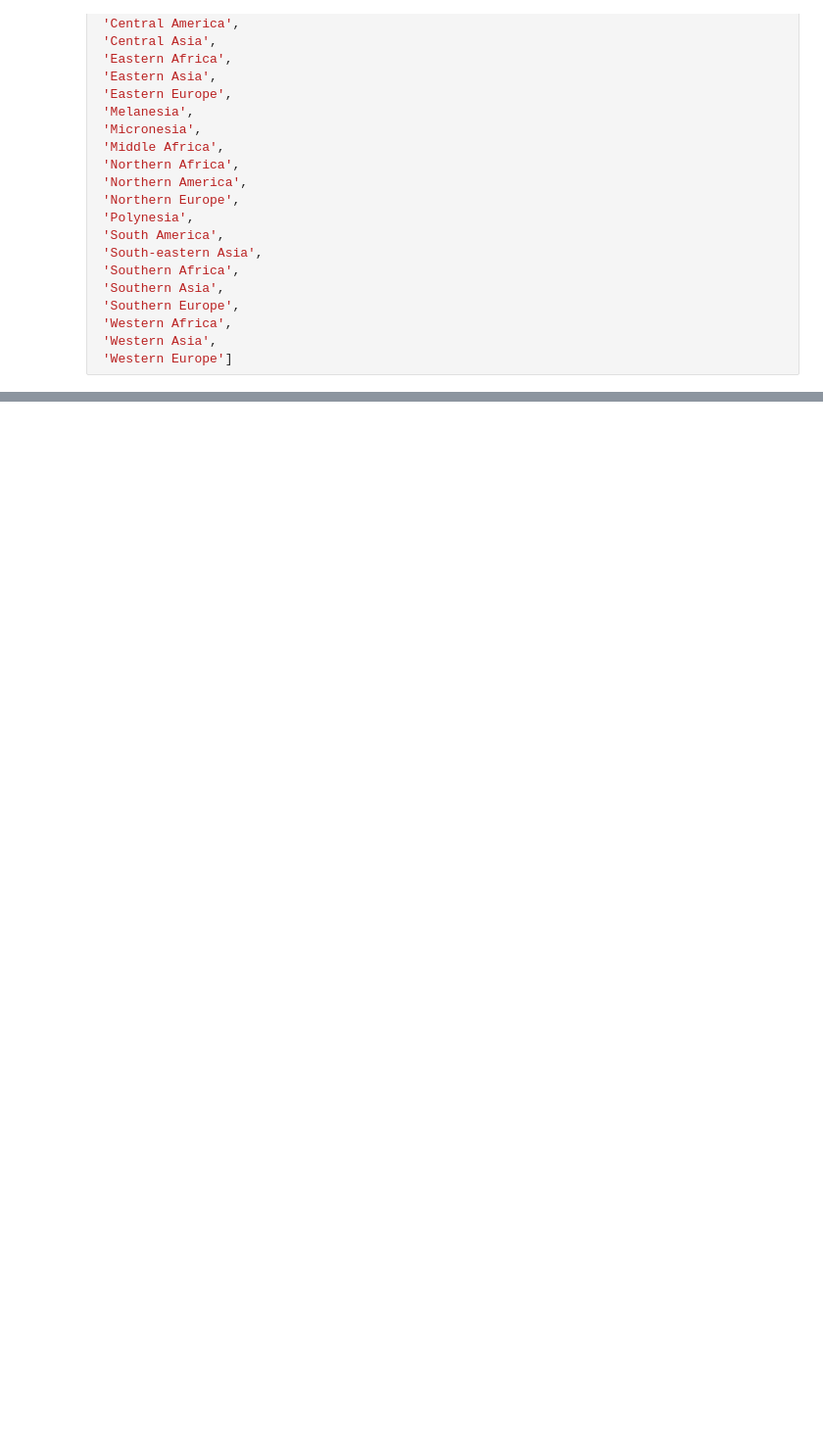
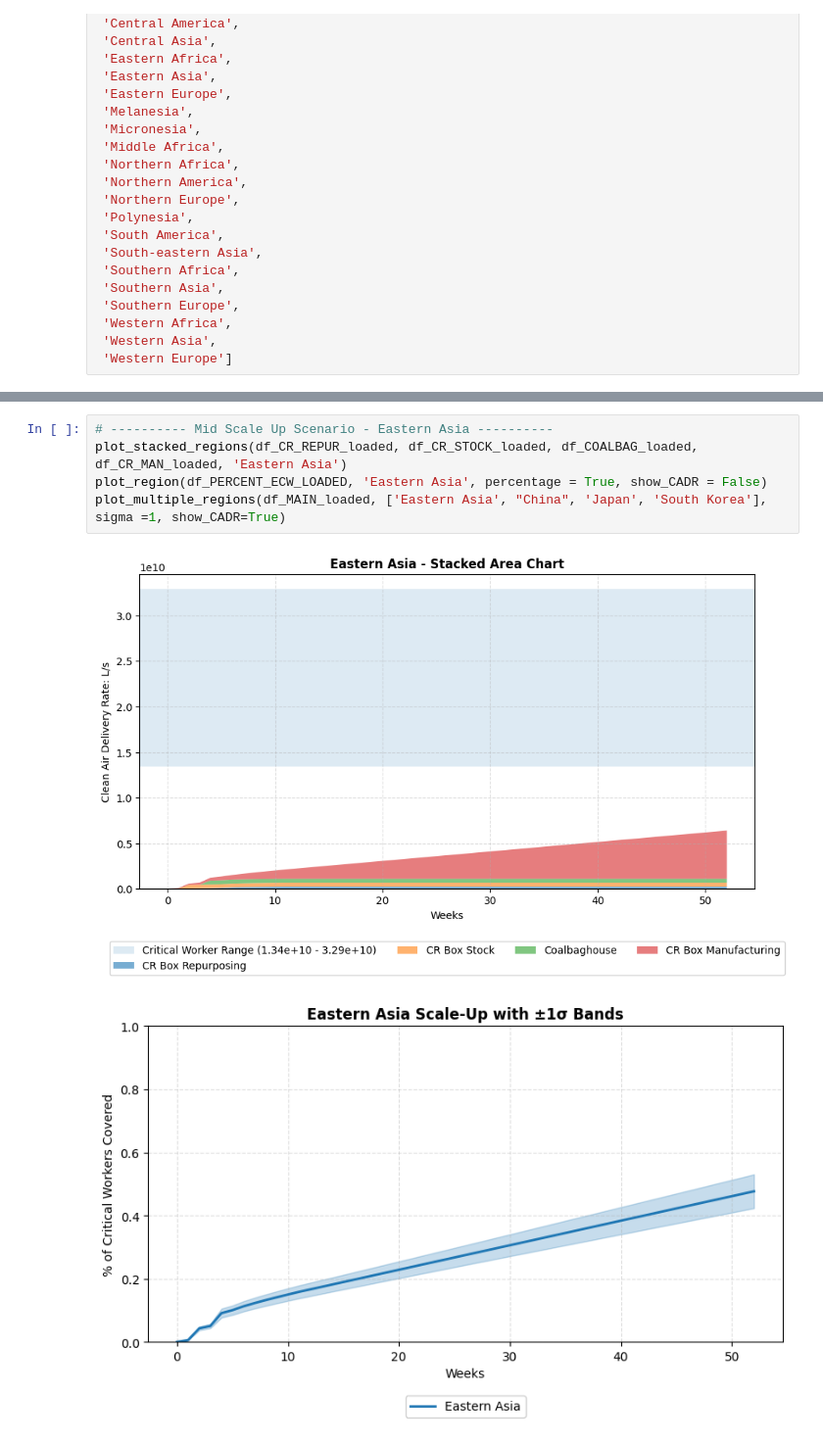
Before and after one commit to SPROOK/InRoomAirFilterScaleUp, a Jupyter notebook: scripts/Scale_Up_Visualiser.ipynb, the cells around one changed output, grey strips where cells are left out. Shown at 98% size. Cells and saved outputs as stored; diff of their text form; blank space fills up the shorter version.

```diff
--- a/scripts/Scale_Up_Visualiser.ipynb
+++ b/scripts/Scale_Up_Visualiser.ipynb
@@ -171,0 +215,8 @@ KeyError: 'Weeks'
+# %%
+# ---------- Mid Scale Up Scenario - Eastern Asia ----------
+plot_stacked_regions(df_CR_REPUR_loaded, df_CR_STOCK_loaded, df_COALBAG_loaded, df_CR_MAN_loaded, 'Eastern Asia')
+plot_region(df_PERCENT_ECW_LOADED, 'Eastern Asia', percentage = True, show_CADR = False)
+plot_multiple_regions(df_MAIN_loaded, ['Eastern Asia', "China", 'Japan', 'South Korea'], sigma =1, show_CADR=True)
+# %% [output]
+[figure, added]
+[figure, added]
```
Also changed, not shown: parts of 7 cells of this notebook, 11 other files.
